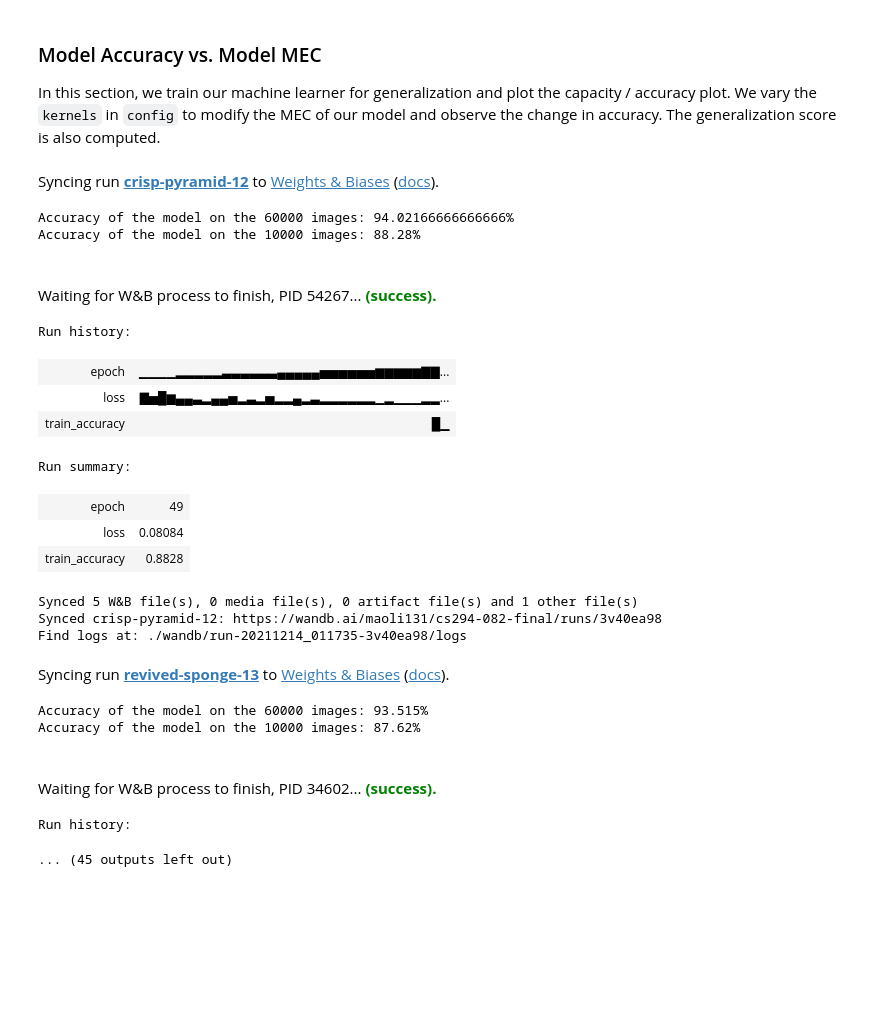
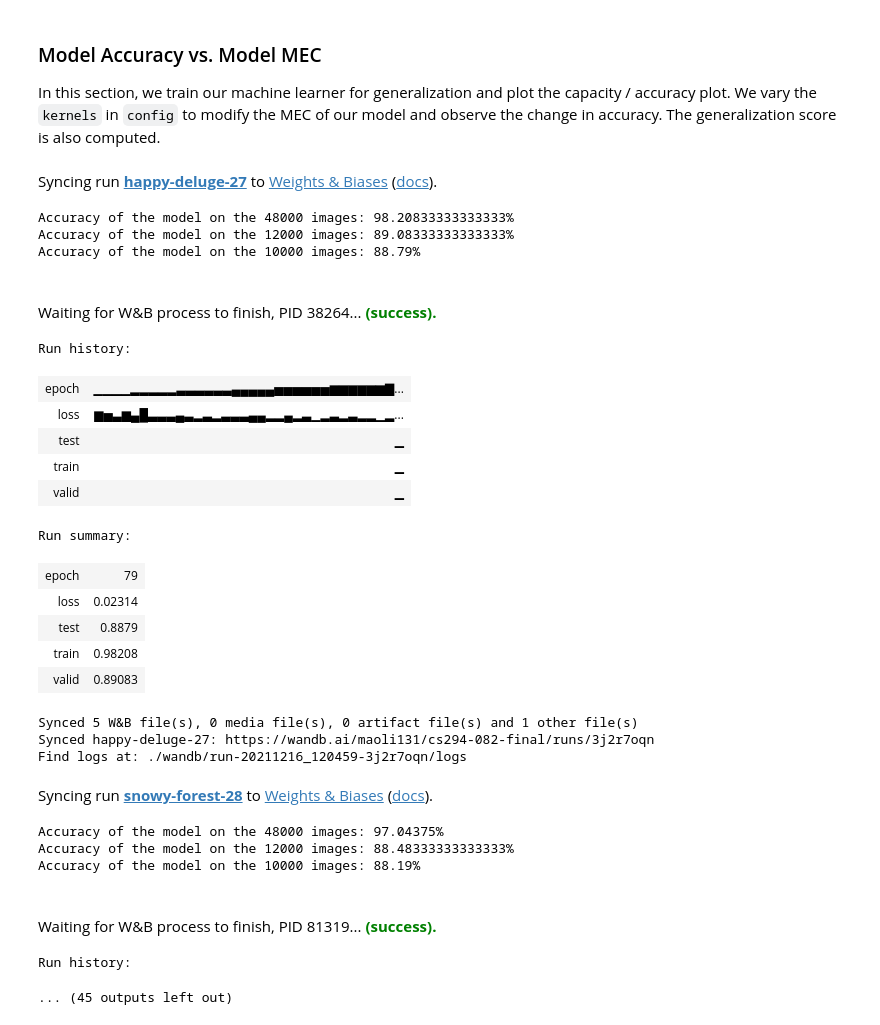
Before and after one commit to maoli131/experimental-design, a Jupyter notebook: MLP-FashionMNIST.ipynb, the cells around one changed output. Saved outputs shown, nothing was run; the diff lists cells and outputs as text; code cells hidden in the pictures; blank space fills up the shorter version.

```diff
--- a/MLP-FashionMNIST.ipynb
+++ b/MLP-FashionMNIST.ipynb
@@ -170,8 +176,6 @@ def test(model, test_loader):
         print(f"Accuracy of the model on the {total} " +
               f"images: {100 * correct / total}%")
 
-        wandb.log({"train_accuracy": correct / total})
-
     # Save the model in the exchangeable ONNX format
     torch.onnx.export(model, images, "model.onnx")
     wandb.save("model.onnx")
@@ -241,12 +263,12 @@ We vary the `sls` in `config` to train the model with 10%, 30%, 50%, 70% and 100
 # %%
 # configurations
 config = dict(
-    epochs=10,
+    epochs=80,
     classes=10,
     kernels=[256, 128, 128],
     batch_size=64,
     learning_rate=0.001,
-    sls = 0.1,
+    sls = 1,
     dataset="Fashion-MNIST",
     architecture="MLP"
 )
@@ -254,12 +276,14 @@ config = dict(
 # Build, train and analyze the model with the pipeline
 portions = [0.1, 0.3, 0.5, 0.7, 1]
 train_acc_list = []
+valid_acc_list = []
 test_acc_list = []
 for sls in portions:
     config['sls'] = sls
-    model, tr_acc, te_acc = model_pipeline(config)
-    train_acc_list.append(tr_acc)
-    test_acc_list.append(te_acc)
+    model, acc = model_pipeline(config)
+    train_acc_list.append(acc['train'])
+    valid_acc_list.append(acc['valid'])
+    test_acc_list.append(acc['test'])
 
 # Visualize the results
 plt.title("Accuracy vs. % Training Data Used")
@@ -267,6 +291,8 @@ plt.xlabel("% Training Data Used")
 plt.ylabel("Accuracy")
 sns.scatterplot(x=portions, y=train_acc_list)
 sns.lineplot(x=portions, y=train_acc_list, label="train accuracy")
+sns.scatterplot(x=portions, y=valid_acc_list)
+sns.lineplot(x=portions, y=valid_acc_list, label="valid accuracy")
 sns.scatterplot(x=portions, y=test_acc_list)
 sns.lineplot(x=portions, y=test_acc_list, label="test accuracy");
 # %% [output]
@@ -312,7 +344,7 @@ config = dict(
     kernels=[256, 128, 128],
     batch_size=64,
     learning_rate=0.001,
-    sls = 0.1,
+    sls = 1,
     dataset="Fashion-MNIST",
     architecture="MLP"
 )
@@ -323,12 +355,14 @@ print("\nTraining our model at MEC = ", compute_mec(config['kernels']), "\n")
 # Build, train and analyze the model with the pipeline
 epoch_list = [1, 10, 20, 30, 50, 80]
 train_acc_list = []
+valid_acc_list = []
 test_acc_list = []
 for e in epoch_list:
     config['epochs'] = e
-    model, tr_acc, te_acc = model_pipeline(config)
-    train_acc_list.append(tr_acc)
-    test_acc_list.append(te_acc)
+    model, acc = model_pipeline(config)
+    train_acc_list.append(acc['train'])
+    valid_acc_list.append(acc['valid'])
+    test_acc_list.append(acc['test'])
 
 # Visualize the results
 plt.title("Accuracy Curve")
@@ -336,6 +370,8 @@ plt.xlabel("Epochs")
 plt.ylabel("Accuracy")
 sns.scatterplot(x=epoch_list, y=train_acc_list)
 sns.lineplot(x=epoch_list, y=train_acc_list, label="train accuracy")
+sns.scatterplot(x=epoch_list, y=valid_acc_list)
+sns.lineplot(x=epoch_list, y=valid_acc_list, label="valid accuracy")
 sns.scatterplot(x=epoch_list, y=test_acc_list)
 sns.lineplot(x=epoch_list, y=test_acc_list, label="test accuracy");
 # %% [output]
@@ -363,7 +409,7 @@ In this section, we train our machine learner for generalization and plot the ca
 # %%
 # configurations
 config = dict(
-    epochs=50,
+    epochs=80,
     classes=10,
     kernels=[256, 128, 128],
     batch_size=64,
@@ -373,54 +419,64 @@ config = dict(
     architecture="MLP"
 )
 
 # Build, train and analyze the model with the pipeline
 k_list = [
     [256, 128, 128],
     [128, 64, 64],
     [64, 32, 32],
     [32, 16, 16],
     [16, 8, 8],
     [8, 4, 4],
     [4, 4, 2]
 ]
 mec_list = [compute_mec(k) for k in k_list] # computes mec for each model
 train_acc_list = []
+valid_acc_list = []
 test_acc_list = []
 for k in k_list:
     config['kernels'] = k
-    model, tr_acc, te_acc = model_pipeline(config)
-    train_acc_list.append(tr_acc)
-    test_acc_list.append(te_acc)
+    model, acc = model_pipeline(config)
+    train_acc_list.append(acc['train'])
+    valid_acc_list.append(acc['valid'])
+    test_acc_list.append(acc['test'])
 
 # Visualize the results
 plt.title("Accuracy vs. Model MEC")
 plt.xlabel("Model MEC")
 plt.ylabel("Accuracy")
 sns.scatterplot(x=mec_list, y=train_acc_list)
 sns.lineplot(x=mec_list, y=train_acc_list, label="train accuracy")
+sns.scatterplot(x=mec_list, y=valid_acc_list)
+sns.lineplot(x=mec_list, y=valid_acc_list, label="valid accuracy")
 sns.scatterplot(x=mec_list, y=test_acc_list)
 sns.lineplot(x=mec_list, y=test_acc_list, label="test accuracy");
 plt.xlim(max(mec_list) + 10000, 0); # invert the x-axis
 # %% [output]
-Syncing run crisp-pyramid-12 to Weights & Biases (docs).
+Syncing run happy-deluge-27 to Weights & Biases (docs).
-Accuracy of the model on the 60000 images: 94.02166666666666%
-Accuracy of the model on the 10000 images: 88.28%
+Accuracy of the model on the 48000 images: 98.20833333333333%
+Accuracy of the model on the 12000 images: 89.08333333333333%
+Accuracy of the model on the 10000 images: 88.79%
-Waiting for W&B process to finish, PID 54267... (success).
+Waiting for W&B process to finish, PID 38264... (success).
 Run history:
-| epoch | ▁▁▁▁▂▂▂▂▂▃▃▃▃▃▃▄▄▄▄▄▅▅▅▅▅▅▆▆▆▆▆▇▇... |
-| loss | ▇▅█▆▄▄▃▂▄▄▅▂▃▂▅▂▂▄▂▃▂▂▂▂▂▂▁▂▁▁▁▂▂... |
-| train_accuracy | █▁ |
+| epoch | ▁▁▁▁▂▂▂▂▂▃▃▃▃▃▃▄▄▄▄▄▅▅▅▅▅▅▆▆▆▆▆▆▇... |
+| loss | ▆▅▃▆▄█▃▃▃▄▃▂▃▂▃▃▃▄▄▂▂▄▂▃▁▂▃▂▃▂▂▁▂... |
+| test | ▁ |
+| train | ▁ |
+| valid | ▁ |
 Run summary:
-| epoch | 49 |
-| loss | 0.08084 |
-| train_accuracy | 0.8828 |
+| epoch | 79 |
+| loss | 0.02314 |
+| test | 0.8879 |
+| train | 0.98208 |
+| valid | 0.89083 |
 Synced 5 W&B file(s), 0 media file(s), 0 artifact file(s) and 1 other file(s)
-Synced crisp-pyramid-12: https://wandb.ai/maoli131/cs294-082-final/runs/3v40ea98
-Find logs at: ./wandb/run-20211214_011735-3v40ea98/logs
+Synced happy-deluge-27: https://wandb.ai/maoli131/cs294-082-final/runs/3j2r7oqn
+Find logs at: ./wandb/run-20211216_120459-3j2r7oqn/logs
-Syncing run revived-sponge-13 to Weights & Biases (docs).
+Syncing run snowy-forest-28 to Weights & Biases (docs).
-Accuracy of the model on the 60000 images: 93.515%
-Accuracy of the model on the 10000 images: 87.62%
+Accuracy of the model on the 48000 images: 97.04375%
+Accuracy of the model on the 12000 images: 88.48333333333333%
+Accuracy of the model on the 10000 images: 88.19%
-Waiting for W&B process to finish, PID 34602... (success).
+Waiting for W&B process to finish, PID 81319... (success).
 Run history:
 ... (45 outputs left out)
 # %%
```
Also changed, not shown: parts of 9 cells of this notebook, 1 other file.
